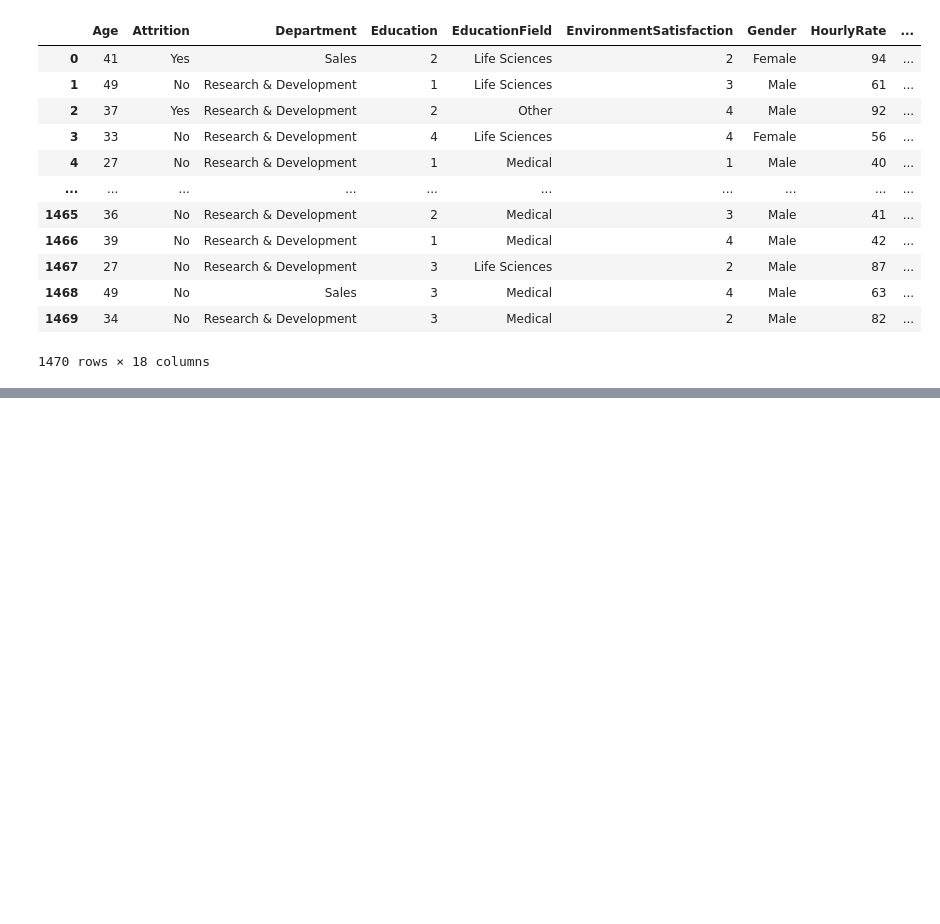
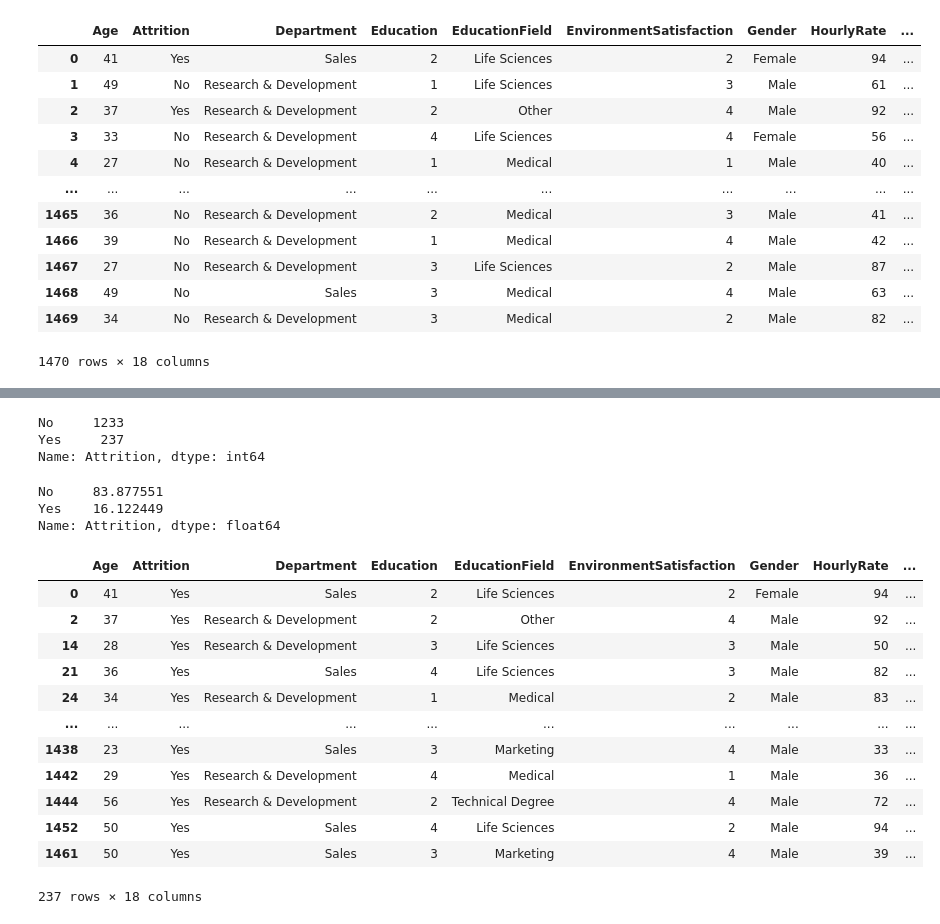
Before and after one commit to Jeff-Wince/GroupProj_Aakash_Jeff_Sonila_Stephanie, a Jupyter notebook: HR-Employee-Attrition.ipynb, the cells around one changed output, grey strips where cells are left out. Saved outputs shown, nothing was run; the diff lists cells and outputs as text; code cells hidden in the pictures; blank space fills up the shorter version.

```diff
--- a/HR-Employee-Attrition.ipynb
+++ b/HR-Employee-Attrition.ipynb
@@ -38,0 +60,33 @@ cdf
+# %%
+# Total number of Employee Attrition
+total_emp_att = cdf.Attrition.value_counts()
+total_emp_att
+# %% [output]
+No     1233
+Yes     237
+Name: Attrition, dtype: int64
+# %%
+# Percentage of 'Attrition' unique value
+per_att = cdf.Attrition.value_counts()/len(df)*100
+per_att
+# %% [output]
+No     83.877551
+Yes    16.122449
+Name: Attrition, dtype: float64
+# %%
+dup_att_df = cdf.loc[ cdf["Attrition"] == "Yes", :]
+dup_att_df
+# %% [output]
+|  | Age | Attrition | Department | Education | EducationField | EnvironmentSatisfaction | Gender | HourlyRate | ... |
+| 0 | 41 | Yes | Sales | 2 | Life Sciences | 2 | Female | 94 | ... |
+| 2 | 37 | Yes | Research & Development | 2 | Other | 4 | Male | 92 | ... |
+| 14 | 28 | Yes | Research & Development | 3 | Life Sciences | 3 | Male | 50 | ... |
+| 21 | 36 | Yes | Sales | 4 | Life Sciences | 3 | Male | 82 | ... |
+| 24 | 34 | Yes | Research & Development | 1 | Medical | 2 | Male | 83 | ... |
+| ... | ... | ... | ... | ... | ... | ... | ... | ... | ... |
+| 1438 | 23 | Yes | Sales | 3 | Marketing | 4 | Male | 33 | ... |
+| 1442 | 29 | Yes | Research & Development | 4 | Medical | 1 | Male | 36 | ... |
+| 1444 | 56 | Yes | Research & Development | 2 | Technical Degree | 4 | Male | 72 | ... |
+| 1452 | 50 | Yes | Sales | 4 | Life Sciences | 2 | Male | 94 | ... |
+| 1461 | 50 | Yes | Sales | 3 | Marketing | 4 | Male | 39 | ... |
+237 rows × 18 columns
```
Also changed, not shown: parts of 12 cells of this notebook.
